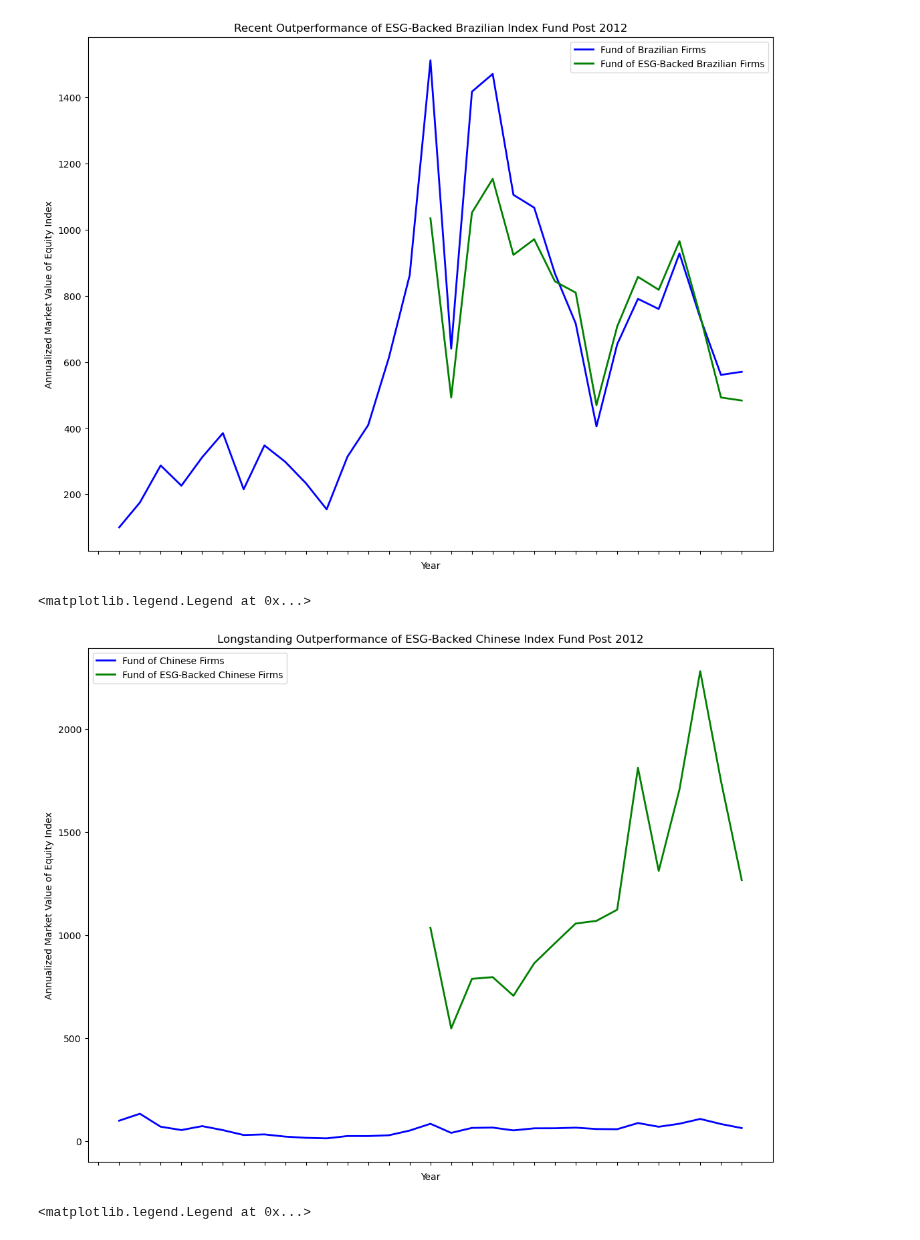
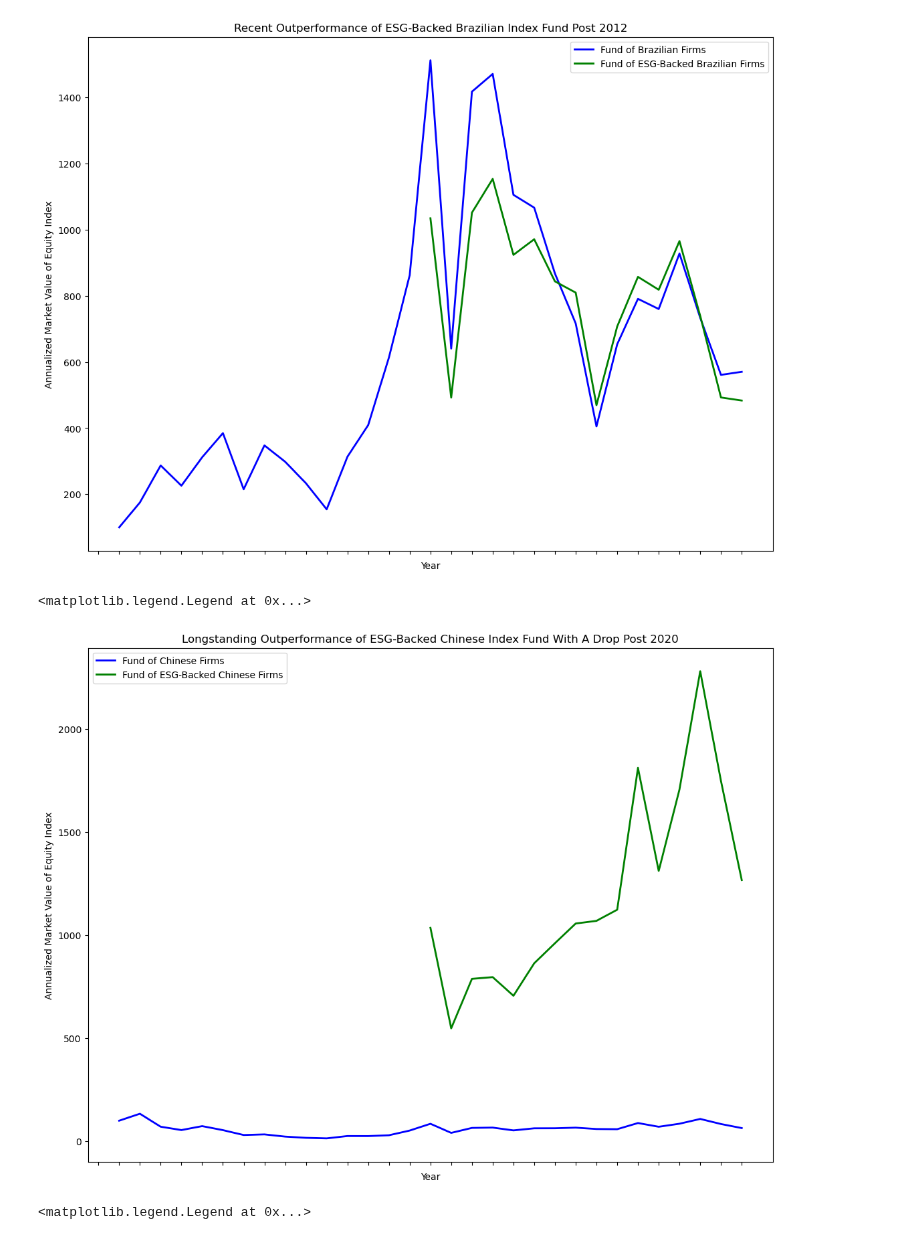
Before and after one commit to avnikadubey/as.180.369, a Jupyter notebook: contrib/avnikadubey/jupyterbook-avnikadubey/avnikadubey-paper.ipynb, the cells around one changed output. Cells and saved outputs as stored; diff of their text form; code cells hidden in the pictures.

```diff
--- a/contrib/avnikadubey/jupyterbook-avnikadubey/avnikadubey-paper.ipynb
+++ b/contrib/avnikadubey/jupyterbook-avnikadubey/avnikadubey-paper.ipynb
@@ -93,22 +94,22 @@ plt.legend(["Fund of Brazilian Firms", "Fund of ESG-Backed Brazilian Firms"], lo
 # %%
 #Brazilian Divergence
 fig=plt.figure()
 myaxes=fig.add_axes([0.1,0.1,1.6,1.6])
 
 #Add data to the graph
 myaxes.plot(YR, CH,'blue',lw=2)
 myaxes.plot(YR, CHESG,'green',lw=2)
 
 #Set labels
 myaxes.set_xlabel('Year')
 myaxes.set_xticklabels(["2001","2010"])
 #plt.axhline(y=0, linestyle='dashed',color='black')
 myaxes.set_ylabel('Annualized Market Value of Equity Index')
-myaxes.set_title(label="Longstanding Outperformance of ESG-Backed Chinese Index Fund")
+myaxes.set_title(label="Longstanding Outperformance of ESG-Backed Chinese Index Fund With A Drop Post 2020")
 plt.legend(["Fund of Chinese Firms", "Fund of ESG-Backed Chinese Firms"], loc=0)
 # %% [output]
 <matplotlib.legend.Legend at 0x...>
-[figure, old version]
+[figure, new version]
 # %%
 #Brazilian Divergence
 fig=plt.figure()
```
Also changed, not shown: parts of 9 cells of this notebook.
